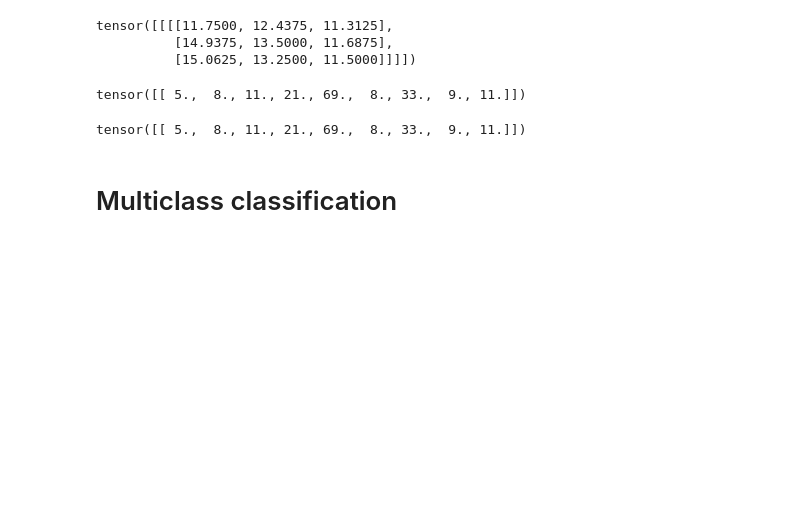
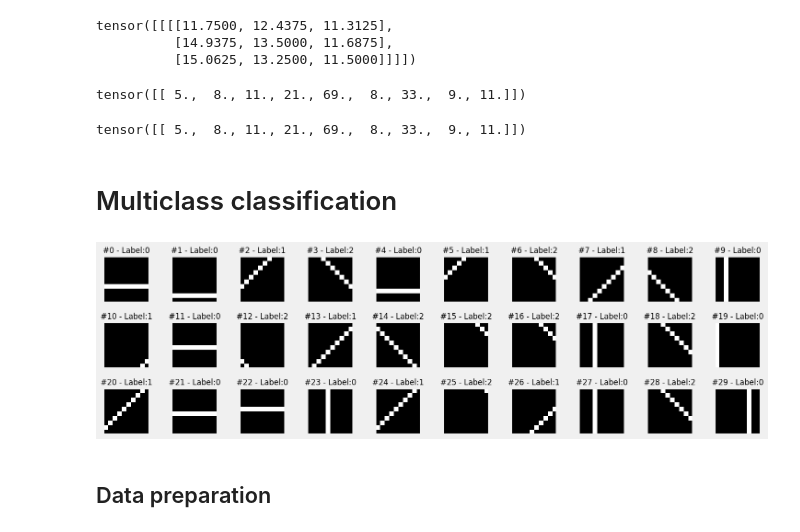
Before and after one commit to VaheC/Pytorch_Study, a Jupyter notebook: chapter5.ipynb, the cells around one changed output. Saved outputs shown, nothing was run; the diff lists cells and outputs as text; code cells hidden in the pictures; blank space fills up the shorter version.

Commit message:
chapter5 data preparation added

```diff
--- a/chapter5.ipynb
+++ b/chapter5.ipynb
@@ -231,3 +232,13 @@ pooled_image.view(1, -1)
 tensor([[ 5.,  8., 11., 21., 69.,  8., 33.,  9., 11.]])
 # %% [markdown]
 # Multiclass classification
+# %%
+images, labels = generate_dataset(
+    img_size=10, n_images=1000, binary=False, seed=17
+)
+# %%
+fig = plot_images(images, labels, n_plot=30)
+# %% [output]
+[figure, added]
+# %% [markdown]
+## Data preparation
```
Also changed, not shown: parts of 3 cells of this notebook.
